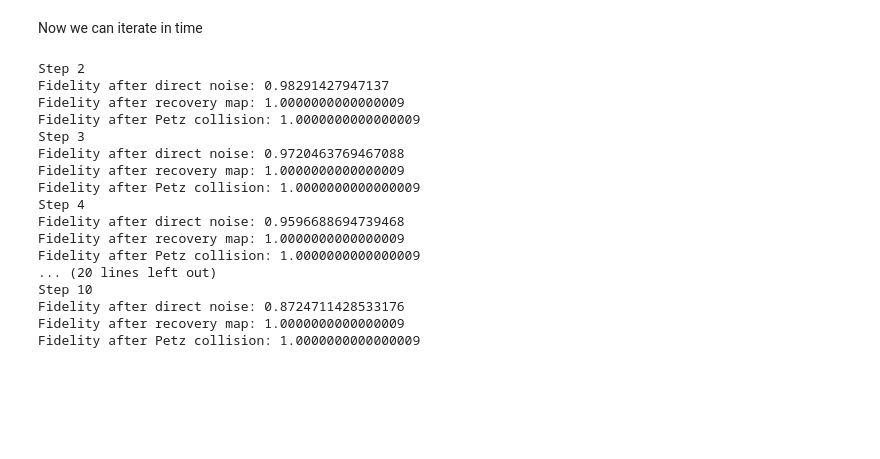
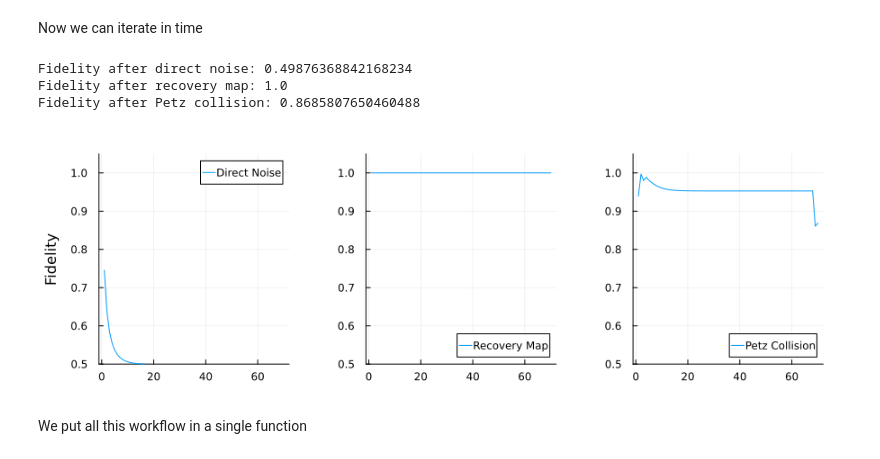
Before and after one commit to fedesss98/shooting-decoherences, a Jupyter notebook: notebooks/01-fede-compare-recoveries.ipynb, the cells around one changed output. Drawn from its saved outputs; the diff is of its cells as text; code cells hidden in the pictures; blank space fills up the shorter version.

```diff
--- a/notebooks/01-fede-compare-recoveries.ipynb
+++ b/notebooks/01-fede-compare-recoveries.ipynb
@@ -48,10 +206,10 @@ recovery (generic function with 1 method)
 ## Prove Autorecovery
 Select a starting (thermal/random) state and prove if the Petz map can recover it after the application of noise
 # %%
-n_qubits = 1
-beta = 0.5
+n_qubits = 2
+beta = 3.0
 gamma = 1.0
-dt = 0.1
+dt = 0.5
 noise = "amplitude_damping"
 n_steps = 2
 # %% [output]
@@ -107,9 +285,9 @@ Then, we recover `rho2` and `rho3` with the two different methods.
 rho2 = recovery_map(kraus_single_qubit, sigma, rho2, n_qubits)
 rho3, η = apply_petz_collision(collision_model, rho3)
 
-f1 = fidelity(rho1, sigma)
-f2 = fidelity(rho2, sigma)
-f3 = fidelity(rho3, sigma)
+f1 = fidelity(rho1, ρ0)
+f2 = fidelity(rho2, ρ0)
+f3 = fidelity(rho3, ρ0)
 println("Fidelity after recovery map: ", f2)
 println("Fidelity after Petz collision: ", f3)
 # %% [output]
@@ -118,42 +296,40 @@ Fidelity after Petz collision: 1.0000000000000004
 # %% [markdown]
 Now we can iterate in time
 # %%
-steps = 10
+steps = 70
 f1s = Float64[f1]
 f2s = Float64[f2]
 f3s = Float64[f3]
 for i in 2:steps
-    println("Step $i")
     rho1 = apply_channel(kraus_single_qubit, rho1, n_qubits)
 
     rho2 = apply_channel(kraus_single_qubit, rho2, n_qubits)
     rho2 = recovery_map(kraus_single_qubit, sigma, rho2, n_qubits)
-
-    rho3 = apply_channel(collision_model.kraus_fwd, rho3, n_qubits)
+    # Here we have the collision between one application of noise and the other,
+    # so we must account for it too in the recovery map
+    M_total = M_noise * M_petz * M_total
+    collision_model = PetzCollisionModel(M_total, sigma)
+    rho3 = apply_channel(collision_model.kraus_fwd, rho3)
     rho3, η = apply_petz_collision(collision_model, rho3)
 
-    push!(f1s, fidelity(rho1, sigma))
-    push!(f2s, fidelity(rho2, sigma))
-    push!(f3s, fidelity(rho3, sigma))
+    push!(f1s, fidelity(rho1, ρ0))
+    push!(f2s, fidelity(rho2, ρ0))
+    push!(f3s, fidelity(rho3, ρ0))
 end
-println("Fidelity after direct noise: ", fidelity(rho1, sigma))
-println("Fidelity after recovery map: ", fidelity(rho2, sigma))
-println("Fidelity after Petz collision: ", fidelity(rho3, sigma))
+println("Fidelity after direct noise: ", f1s[end])
+println("Fidelity after recovery map: ", f2s[end])
+println("Fidelity after Petz collision: ", f3s[end])
+
+# Set a fixed y-limit so the plot doesn't zoom in on floating point noise
+p1 = plot(1:steps, f1s, label="Direct Noise", ylabel="Fidelity", ylims=(0.5, 1.05))
+p2 = plot(1:steps, f2s, label="Recovery Map", ylims=(0.5, 1.05))
+p3 = plot(1:steps, f3s, label="Petz Collision", ylims=(0.5, 1.05))
+
+plot(p1, p2, p3, layout=(1, 3), size=(900,300), margin=5mm)
 # %% [output]
-Step 2
-Fidelity after direct noise: 0.98291427947137
-Fidelity after recovery map: 1.0000000000000009
-Fidelity after Petz collision: 1.0000000000000009
-Step 3
-Fidelity after direct noise: 0.9720463769467088
-Fidelity after recovery map: 1.0000000000000009
-Fidelity after Petz collision: 1.0000000000000009
-Step 4
-Fidelity after direct noise: 0.9596688694739468
-Fidelity after recovery map: 1.0000000000000009
-Fidelity after Petz collision: 1.0000000000000009
-... (20 lines left out)
-Step 10
-Fidelity after direct noise: 0.8724711428533176
-Fidelity after recovery map: 1.0000000000000009
-Fidelity after Petz collision: 1.0000000000000009
+Fidelity after direct noise: 0.49876368842168234
+Fidelity after recovery map: 1.0
+Fidelity after Petz collision: 0.8685807650460488
+[figure, added]
+# %% [markdown]
+We put all this workflow in a single function
```
Also changed, not shown: parts of 15 cells of this notebook.
